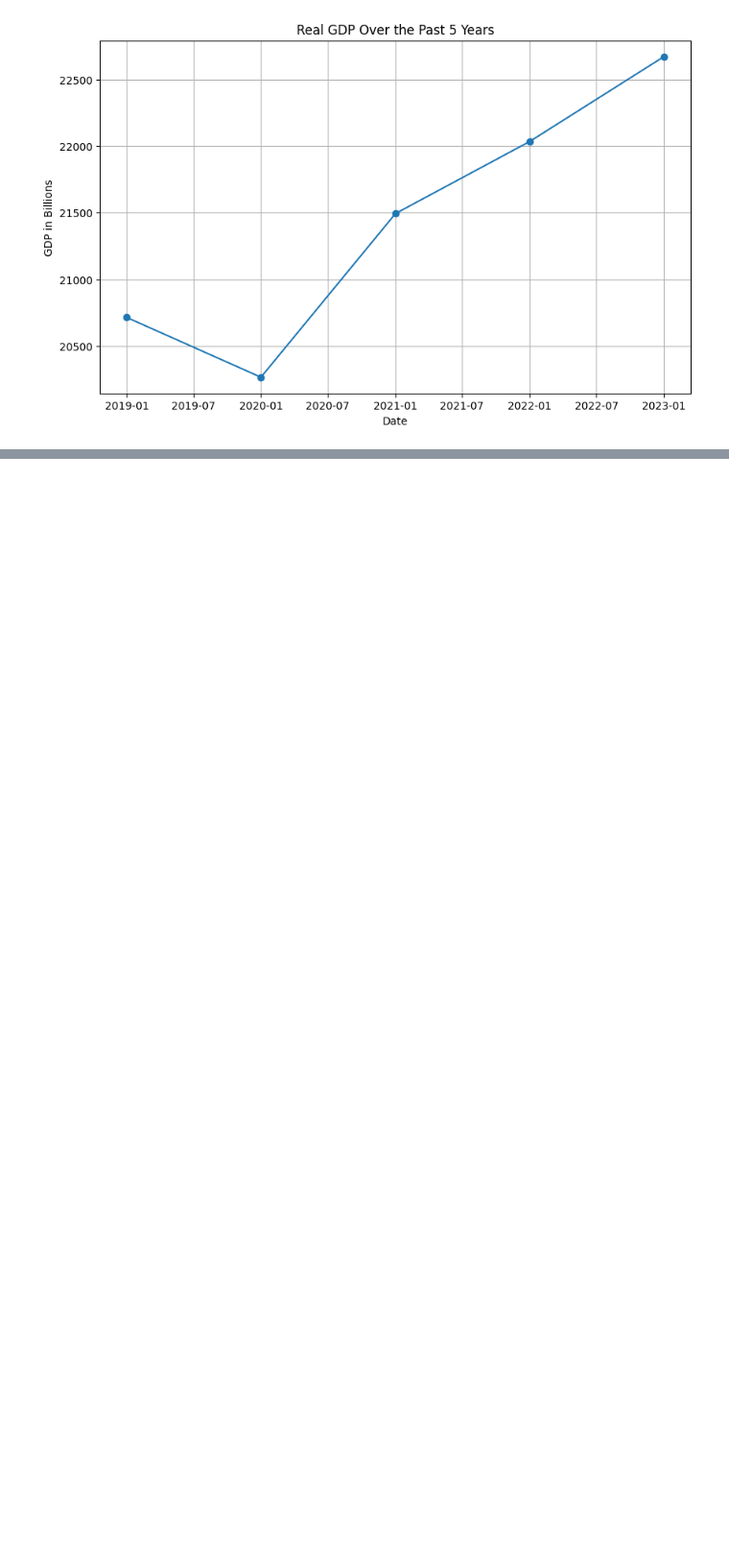
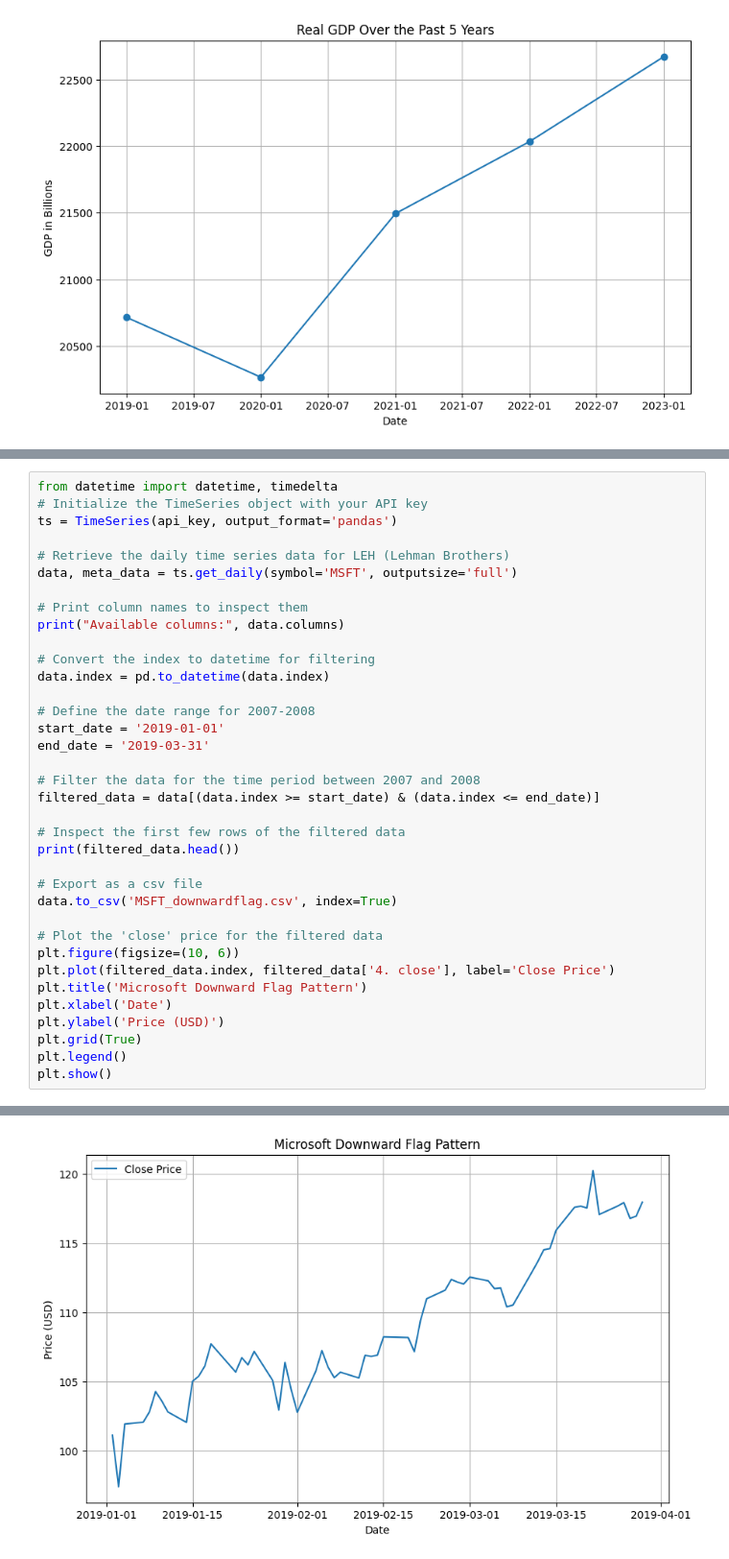
Before and after one commit to kaylah176/ML_Project1, a Jupyter notebook: ML_Project_1.ipynb, the cells around one changed output, grey strips where cells are left out. Shown at 96% size. Saved outputs shown, nothing was run; the diff lists cells and outputs as text; blank space fills up the shorter version.

```diff
--- a/ML_Project_1.ipynb
+++ b/ML_Project_1.ipynb
@@ -359,0 +452,37 @@ plt.show()
+# %%
+from datetime import datetime, timedelta
+# Initialize the TimeSeries object with your API key
+ts = TimeSeries(api_key, output_format='pandas')
+
+# Retrieve the daily time series data for LEH (Lehman Brothers)
+data, meta_data = ts.get_daily(symbol='MSFT', outputsize='full')
+
+# Print column names to inspect them
+print("Available columns:", data.columns)
+
+# Convert the index to datetime for filtering
+data.index = pd.to_datetime(data.index)
+
+# Define the date range for 2007-2008
+start_date = '2019-01-01'
+end_date = '2019-03-31'
+
+# Filter the data for the time period between 2007 and 2008
+filtered_data = data[(data.index >= start_date) & (data.index <= end_date)]
+
+# Inspect the first few rows of the filtered data
+print(filtered_data.head())
+
+# Export as a csv file
+data.to_csv('MSFT_downwardflag.csv', index=True)
+
+# Plot the 'close' price for the filtered data
+plt.figure(figsize=(10, 6))
+plt.plot(filtered_data.index, filtered_data['4. close'], label='Close Price')
+plt.title('Microsoft Downward Flag Pattern')
+plt.xlabel('Date')
+plt.ylabel('Price (USD)')
+plt.grid(True)
+plt.legend()
+plt.show()
+# %% [output]
@@ -359,0 +497 @@ plt.show()
+[figure, added]
```
Also changed, not shown: parts of 18 cells of this notebook.
